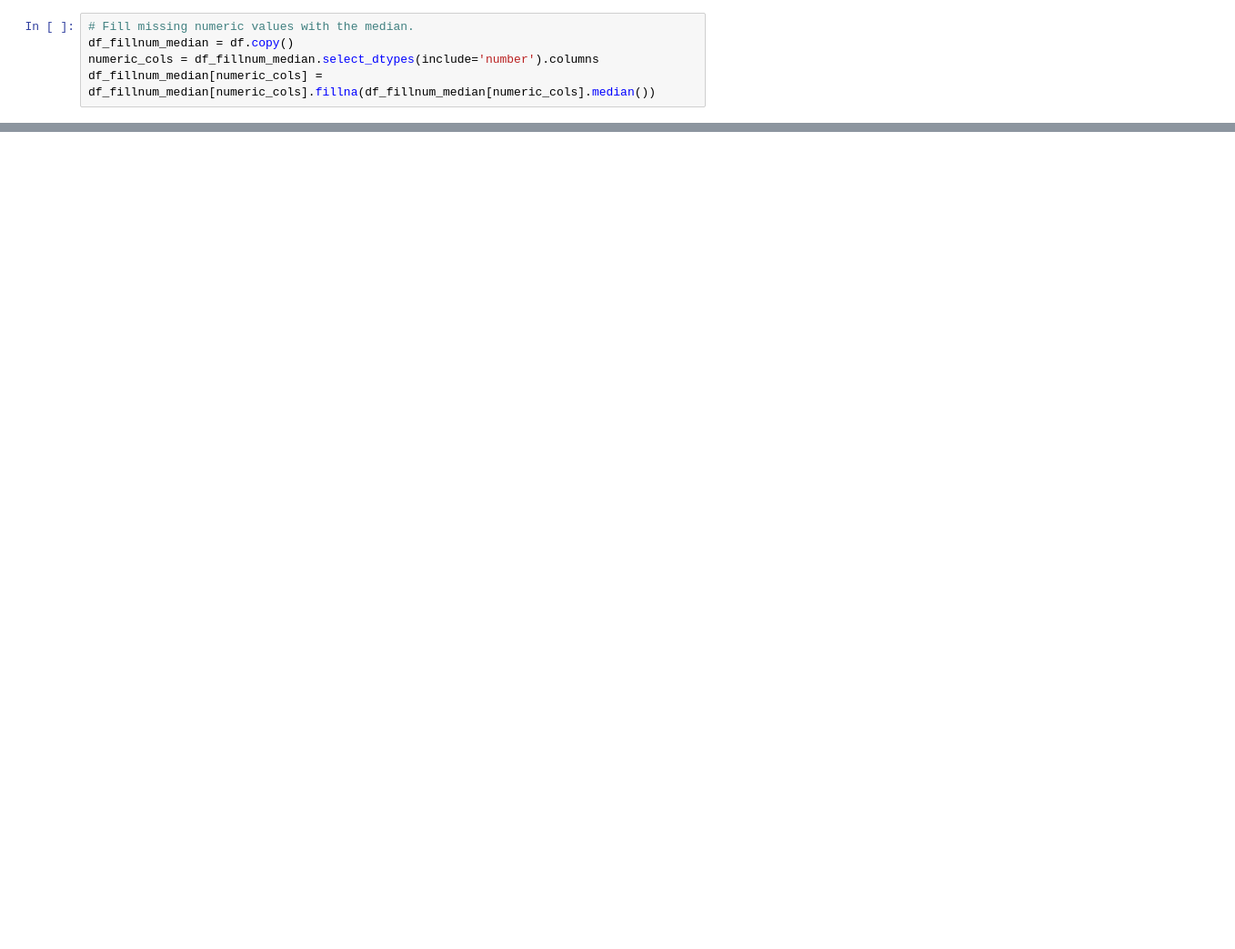
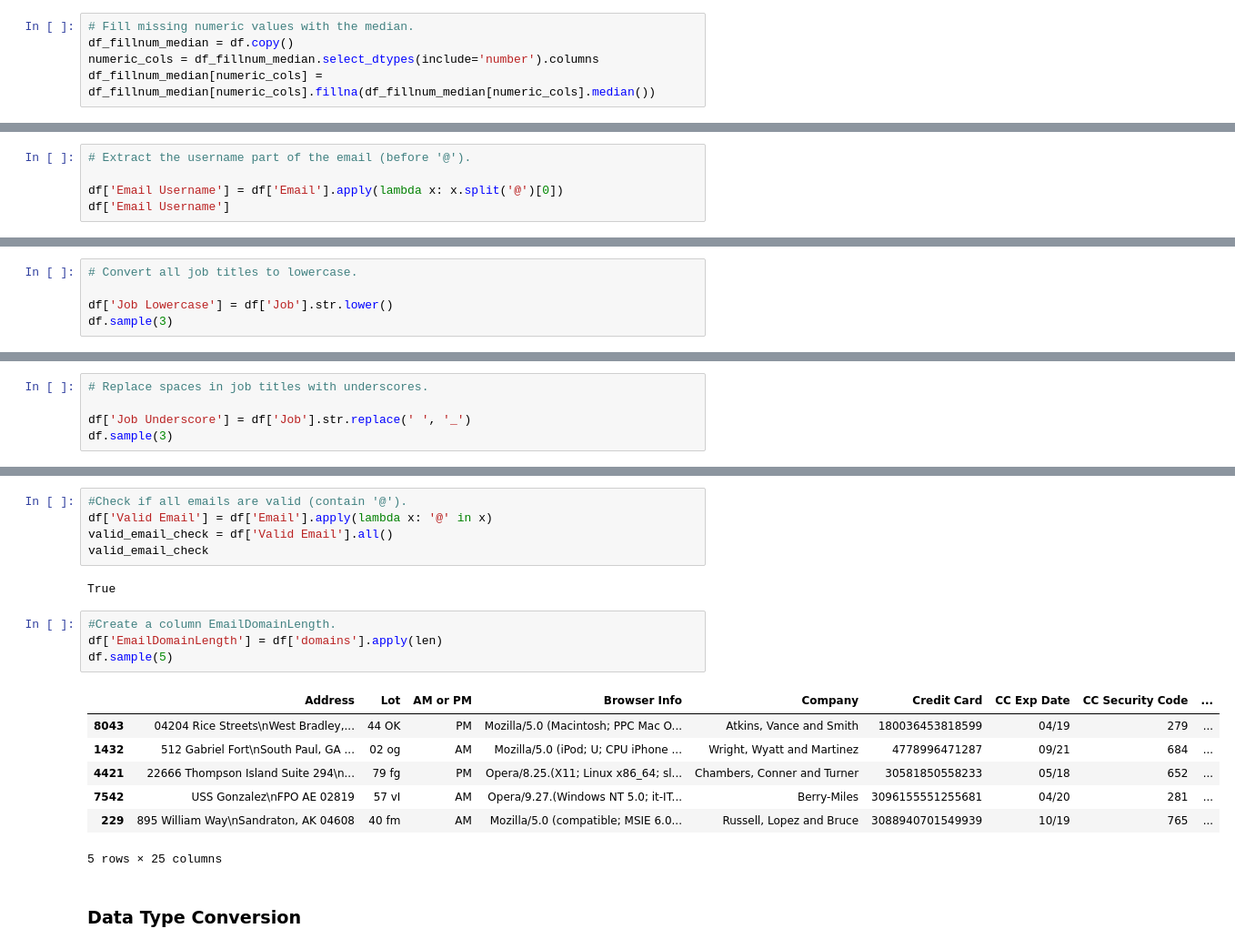
Before and after one commit to Ambily313/E-Commerce-Purchases-Data-Cleaning-Time-Series-Analysis, a Jupyter notebook: ecommerce.ipynb, the cells around one changed output, grey strips where cells are left out. Shown: that part at 91% size. Cells and saved outputs as stored; diff of their text form; blank space fills up the shorter version.

```diff
--- a/ecommerce.ipynb
+++ b/ecommerce.ipynb
@@ -235,0 +322,5 @@ Check for any duplicated rows.
+# %%
+# Extract the username part of the email (before '@').
+
+df['Email Username'] = df['Email'].apply(lambda x: x.split('@')[0])
+df['Email Username']
@@ -235,0 +346,5 @@ Check for any duplicated rows.
+# %%
+# Convert all job titles to lowercase.
+
+df['Job Lowercase'] = df['Job'].str.lower()
+df.sample(3)
@@ -235,0 +357,5 @@ Check for any duplicated rows.
+# %%
+# Replace spaces in job titles with underscores.
+
+df['Job Underscore'] = df['Job'].str.replace(' ', '_')
+df.sample(3)
@@ -235,0 +368,21 @@ Check for any duplicated rows.
+# %%
+#Check if all emails are valid (contain '@').
+df['Valid Email'] = df['Email'].apply(lambda x: '@' in x)
+valid_email_check = df['Valid Email'].all()
+valid_email_check
+# %% [output]
+True
+# %%
+#Create a column EmailDomainLength.
+df['EmailDomainLength'] = df['domains'].apply(len)
+df.sample(5)
+# %% [output]
+|  | Address | Lot | AM or PM | Browser Info | Company | Credit Card | CC Exp Date | CC Security Code | ... |
+| 8043 | 04204 Rice Streets\nWest Bradley,... | 44 OK | PM | Mozilla/5.0 (Macintosh; PPC Mac O... | Atkins, Vance and Smith | 180036453818599 | 04/19 | 279 | ... |
+| 1432 | 512 Gabriel Fort\nSouth Paul, GA ... | 02 og | AM | Mozilla/5.0 (iPod; U; CPU iPhone ... | Wright, Wyatt and Martinez | 4778996471287 | 09/21 | 684 | ... |
+| 4421 | 22666 Thompson Island Suite 294\n... | 79 fg | PM | Opera/8.25.(X11; Linux x86_64; sl... | Chambers, Conner and Turner | 30581850558233 | 05/18 | 652 | ... |
+| 7542 | USS Gonzalez\nFPO AE 02819 | 57 vI | AM | Opera/9.27.(Windows NT 5.0; it-IT... | Berry-Miles | 3096155551255681 | 04/20 | 281 | ... |
+| 229 | 895 William Way\nSandraton, AK 04608 | 40 fm | AM | Mozilla/5.0 (compatible; MSIE 6.0... | Russell, Lopez and Bruce | 3088940701549939 | 10/19 | 765 | ... |
+5 rows × 25 columns
+# %% [markdown]
+### Data Type Conversion
```
Also changed, not shown: parts of 35 cells of this notebook.
